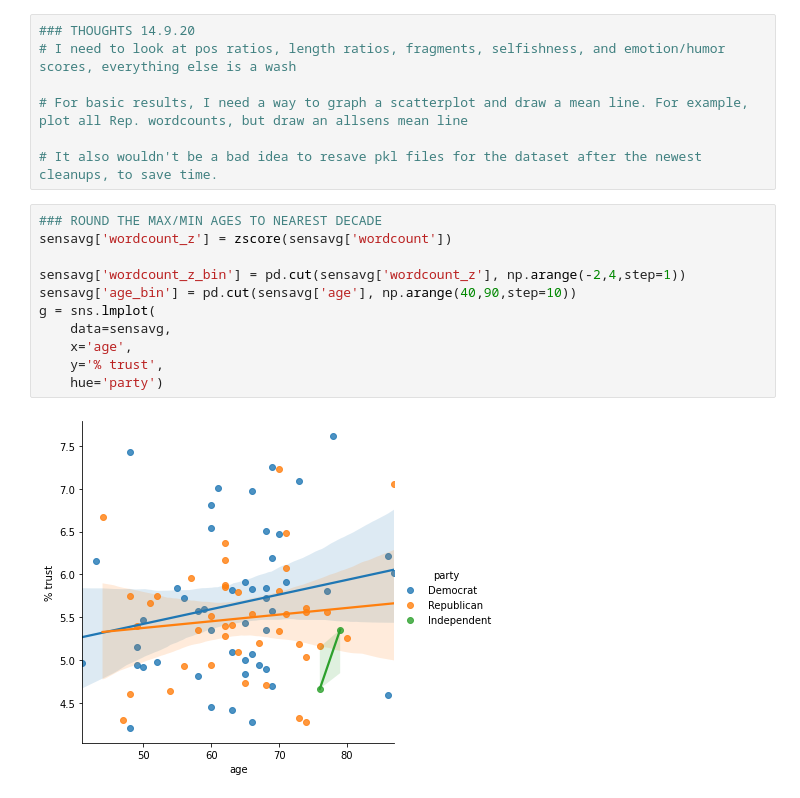
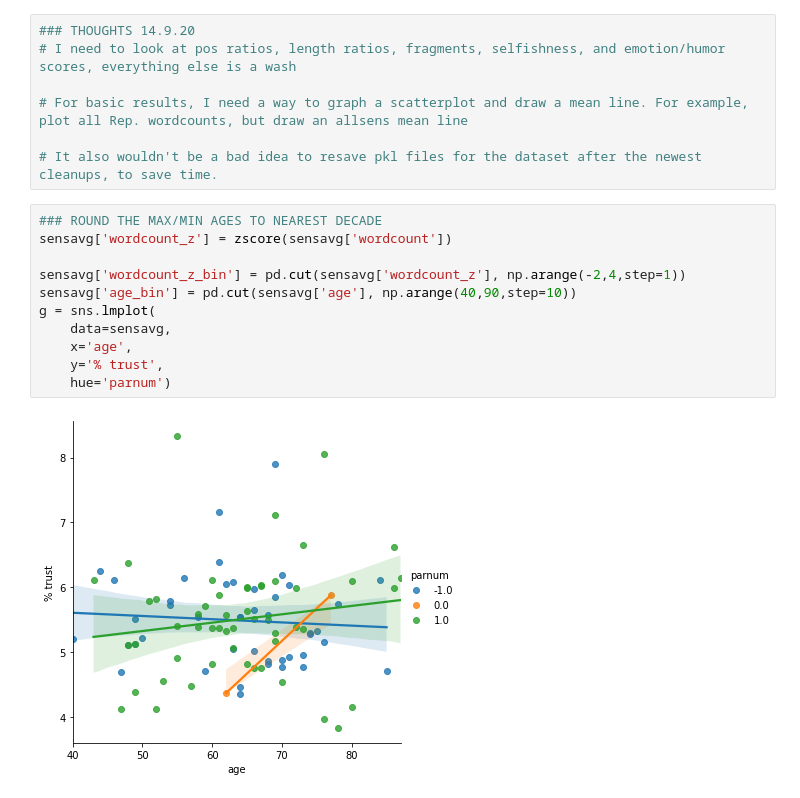
Before and after one commit to ancepsinfans/speeches, a Jupyter notebook: Senators.ipynb, the cells around one changed output. Cells and saved outputs as stored; diff of their text form.

```diff
--- a/Senators.ipynb
+++ b/Senators.ipynb
@@ -239,13 +218,13 @@ InvocationException: GraphViz's executables not found
 # %%
 ### ROUND THE MAX/MIN AGES TO NEAREST DECADE
 sensavg['wordcount_z'] = zscore(sensavg['wordcount'])
 
 sensavg['wordcount_z_bin'] = pd.cut(sensavg['wordcount_z'], np.arange(-2,4,step=1))
 sensavg['age_bin'] = pd.cut(sensavg['age'], np.arange(40,90,step=10))
 g = sns.lmplot(
     data=sensavg,
     x='age',
     y='% trust',
-    hue='party')
+    hue='parnum')
 # %% [output]
-[figure, old version]
+[figure, new version]
```
Also changed, not shown: parts of 17 cells of this notebook, 4 other files.
